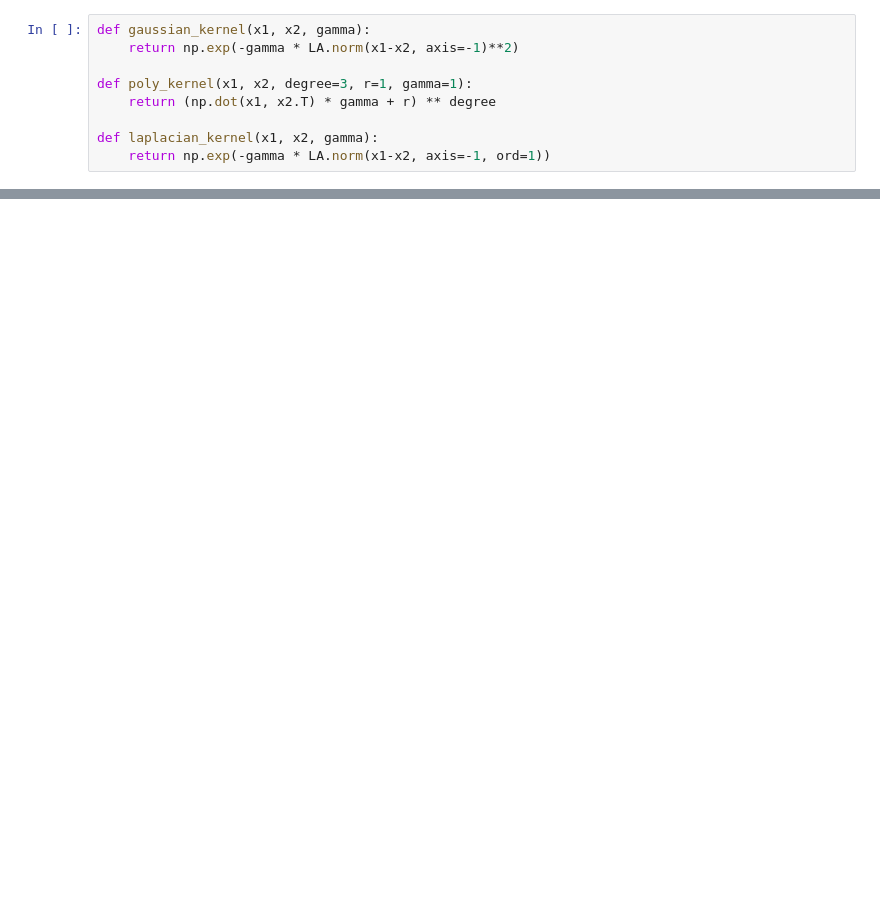
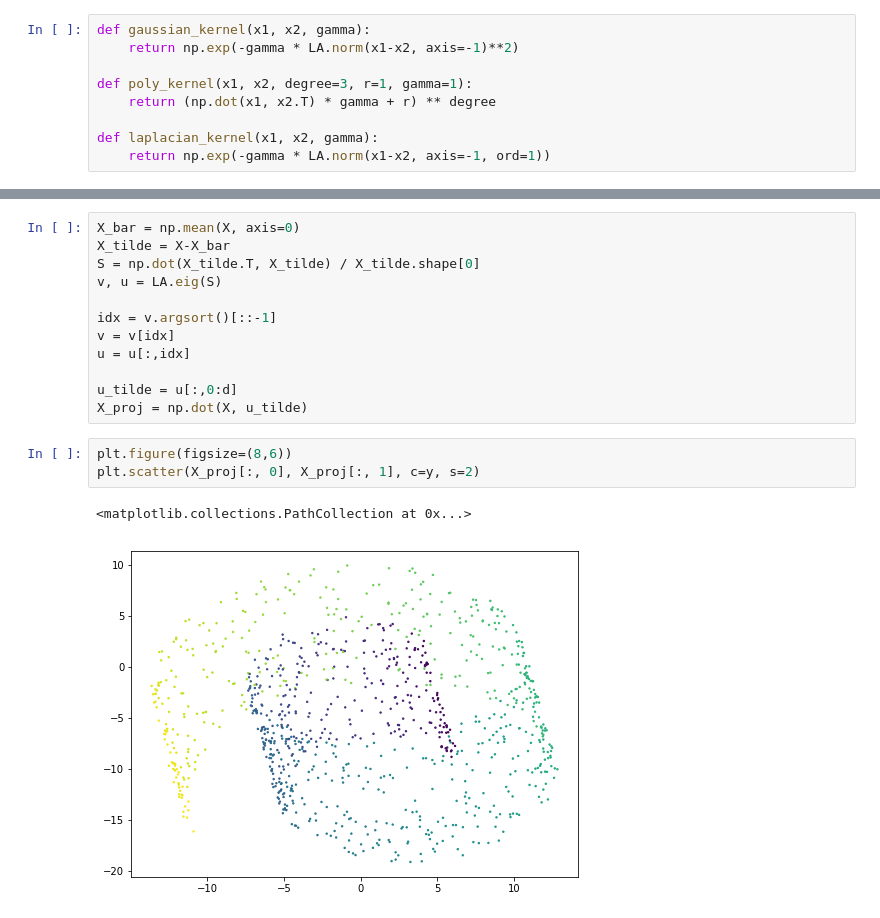
Before and after one commit to zetongqi/machine-learning-demos, a Jupyter notebook: kernel_PCA.ipynb, the cells around one changed output, grey strips where cells are left out. Drawn from its saved outputs; the diff is of its cells as text; blank space fills up the shorter version.

```diff
--- a/kernel_PCA.ipynb
+++ b/kernel_PCA.ipynb
@@ -58,0 +67,18 @@ plt.scatter(projected[:, 0], np.zeros_like(projected), c="green", s=2)
+# %%
+X_bar = np.mean(X, axis=0)
+X_tilde = X-X_bar
+S = np.dot(X_tilde.T, X_tilde) / X_tilde.shape[0]
+v, u = LA.eig(S)
+
+idx = v.argsort()[::-1]
+v = v[idx]
+u = u[:,idx]
+
+u_tilde = u[:,0:d]
+X_proj = np.dot(X, u_tilde)
+# %%
+plt.figure(figsize=(8,6))
+plt.scatter(X_proj[:, 0], X_proj[:, 1], c=y, s=2)
+# %% [output]
+<matplotlib.collections.PathCollection at 0x...>
+[figure, added]
```
Also changed, not shown: parts of 7 cells of this notebook.
